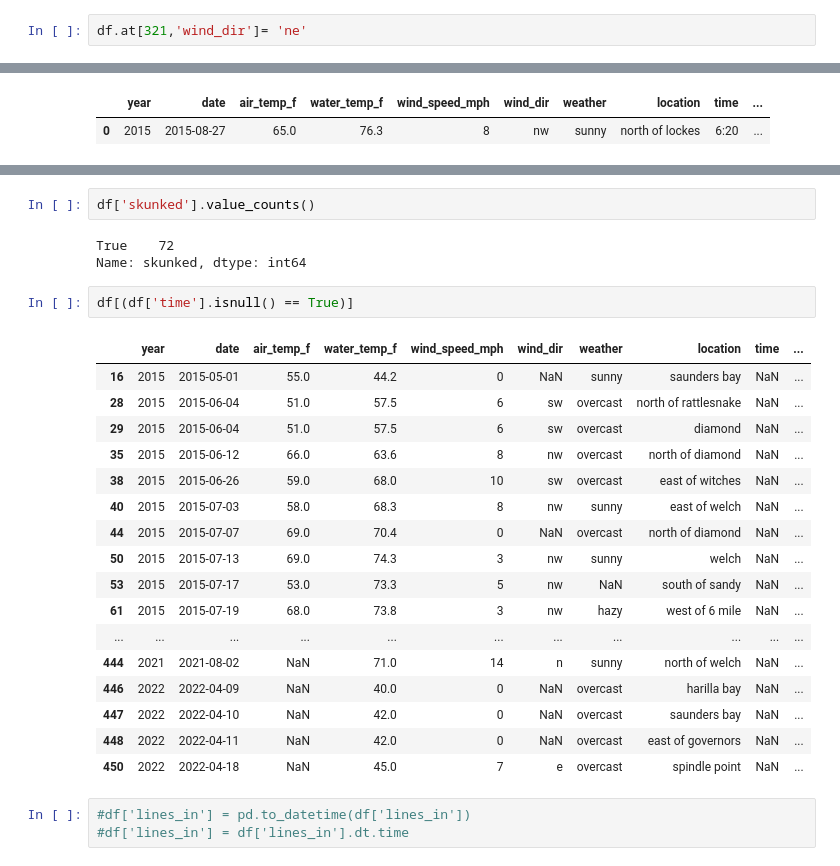
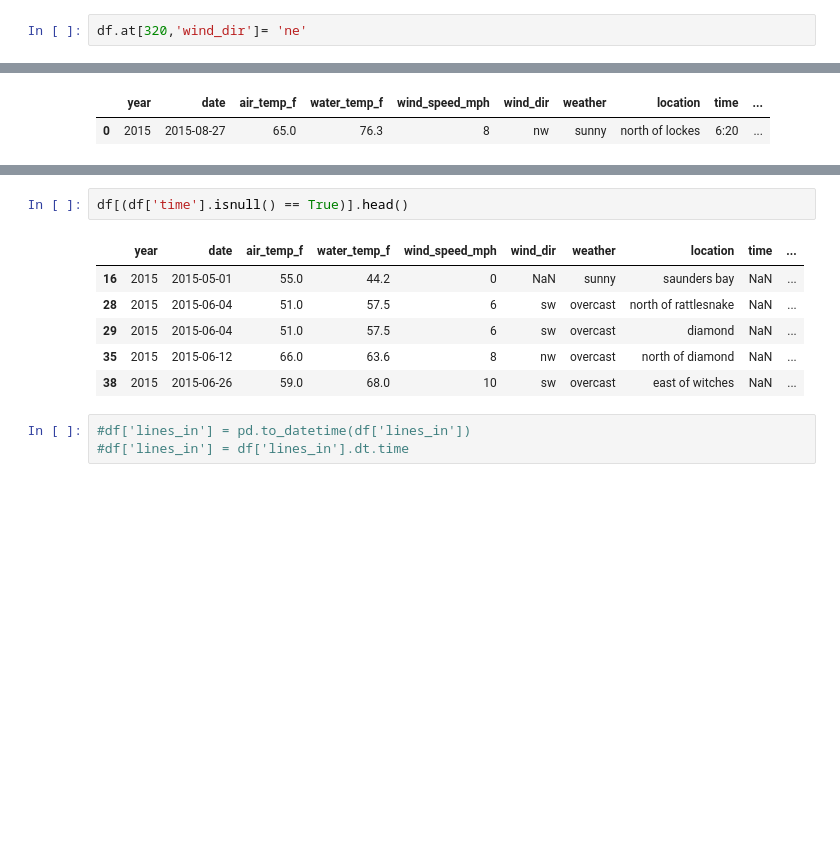
Before and after one commit to dancosta154/Winnipesaukee_Clustering, a Jupyter notebook: data_cleaning.ipynb, the cells around one changed output, grey strips where cells are left out. Drawn from its saved outputs; the diff is of its cells as text; blank space fills up the shorter version.

```diff
--- a/data_cleaning.ipynb
+++ b/data_cleaning.ipynb
@@ -100,4 +100,4 @@ df.loc[(df['wind_dir'] == 'ene')]
 |  | year | date | air_temp_f | water_temp_f | thermocline_depth_ft | wind_speed_mph | wind_dir | weather | ... |
 | 320 | 2018 | 2018-05-27 | 57.0 | 59.3 | NaN | 15 | ene | overcast | ... |
 # %%
-df.at[321,'wind_dir']= 'ne'
+df.at[320,'wind_dir']= 'ne'
@@ -438,28 +355,12 @@ Name: skunked, dtype: object
-# %%
-df['skunked'].value_counts()
-# %% [output]
-True    72
-Name: skunked, dtype: int64
 # %%
-df[(df['time'].isnull() == True)]
+df[(df['time'].isnull() == True)].head()
 # %% [output]
 |  | year | date | air_temp_f | water_temp_f | wind_speed_mph | wind_dir | weather | location | time | ... |
 | 16 | 2015 | 2015-05-01 | 55.0 | 44.2 | 0 | NaN | sunny | saunders bay | NaN | ... |
 | 28 | 2015 | 2015-06-04 | 51.0 | 57.5 | 6 | sw | overcast | north of rattlesnake | NaN | ... |
 | 29 | 2015 | 2015-06-04 | 51.0 | 57.5 | 6 | sw | overcast | diamond | NaN | ... |
 | 35 | 2015 | 2015-06-12 | 66.0 | 63.6 | 8 | nw | overcast | north of diamond | NaN | ... |
 | 38 | 2015 | 2015-06-26 | 59.0 | 68.0 | 10 | sw | overcast | east of witches | NaN | ... |
-| 40 | 2015 | 2015-07-03 | 58.0 | 68.3 | 8 | nw | sunny | east of welch | NaN | ... |
-| 44 | 2015 | 2015-07-07 | 69.0 | 70.4 | 0 | NaN | overcast | north of diamond | NaN | ... |
-| 50 | 2015 | 2015-07-13 | 69.0 | 74.3 | 3 | nw | sunny | welch | NaN | ... |
-| 53 | 2015 | 2015-07-17 | 53.0 | 73.3 | 5 | nw | NaN | south of sandy | NaN | ... |
-| 61 | 2015 | 2015-07-19 | 68.0 | 73.8 | 3 | nw | hazy | west of 6 mile | NaN | ... |
-| ... | ... | ... | ... | ... | ... | ... | ... | ... | ... | ... |
-| 444 | 2021 | 2021-08-02 | NaN | 71.0 | 14 | n | sunny | north of welch | NaN | ... |
-| 446 | 2022 | 2022-04-09 | NaN | 40.0 | 0 | NaN | overcast | harilla bay | NaN | ... |
-| 447 | 2022 | 2022-04-10 | NaN | 42.0 | 0 | NaN | overcast | saunders bay | NaN | ... |
-| 448 | 2022 | 2022-04-11 | NaN | 42.0 | 0 | NaN | overcast | east of governors | NaN | ... |
-| 450 | 2022 | 2022-04-18 | NaN | 45.0 | 7 | e | overcast | spindle point | NaN | ... |
 # %%
 #df['lines_in'] = pd.to_datetime(df['lines_in'])
 #df['lines_in'] = df['lines_in'].dt.time
```
Also changed, not shown: parts of 14 cells of this notebook, 2 other files.
